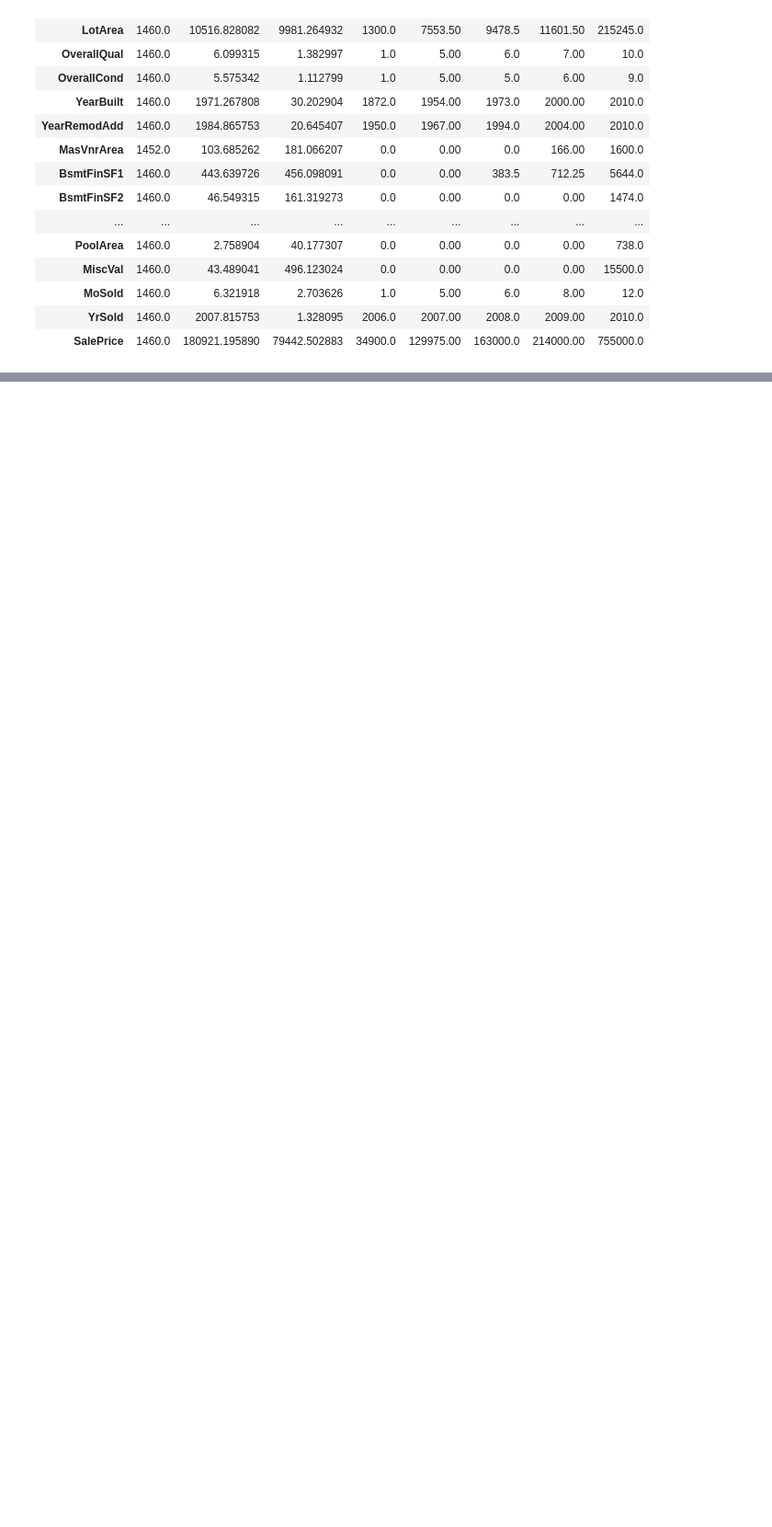
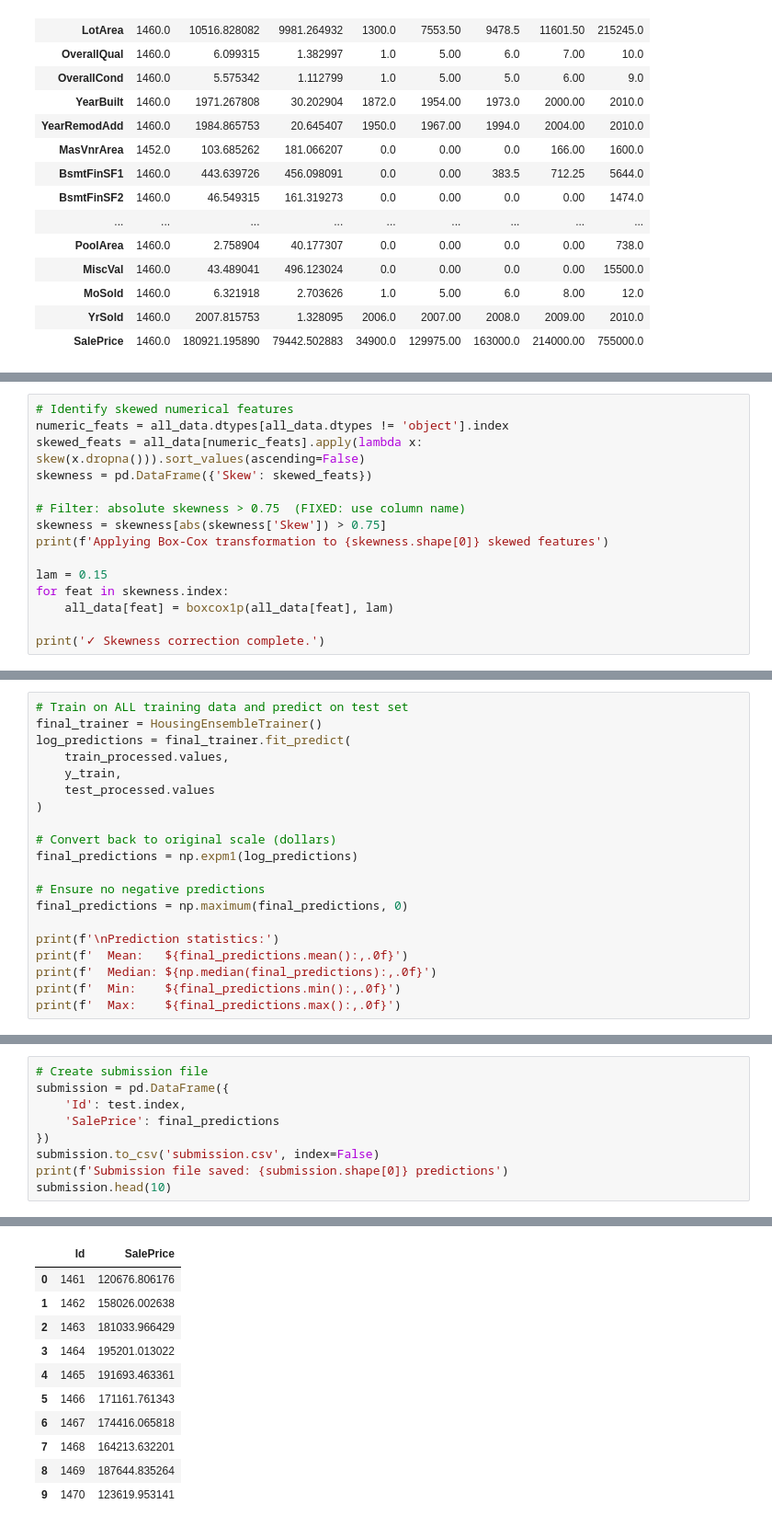
Before and after one commit to garnikdavtian/House_Pricing_Competitional, a Jupyter notebook: solution.ipynb, the cells around one changed output, grey strips where cells are left out. Shown at 92% size. Drawn from its saved outputs; the diff is of its cells as text; blank space fills up the shorter version.

```diff
--- a/solution.ipynb
+++ b/solution.ipynb
@@ -790,0 +371,15 @@ FINAL STACKING SCORE: 0.1079 (std: 0.0157)
+# %%
+# Identify skewed numerical features
+numeric_feats = all_data.dtypes[all_data.dtypes != 'object'].index
+skewed_feats = all_data[numeric_feats].apply(lambda x: skew(x.dropna())).sort_values(ascending=False)
+skewness = pd.DataFrame({'Skew': skewed_feats})
+
+# Filter: absolute skewness > 0.75  (FIXED: use column name)
+skewness = skewness[abs(skewness['Skew']) > 0.75]
+print(f'Applying Box-Cox transformation to {skewness.shape[0]} skewed features')
+
+lam = 0.15
+for feat in skewness.index:
+    all_data[feat] = boxcox1p(all_data[feat], lam)
+
+print('✓ Skewness correction complete.')
@@ -790,0 +641,20 @@ FINAL STACKING SCORE: 0.1079 (std: 0.0157)
+# %%
+# Train on ALL training data and predict on test set
+final_trainer = HousingEnsembleTrainer()
+log_predictions = final_trainer.fit_predict(
+    train_processed.values,
+    y_train,
+    test_processed.values
+)
+
+# Convert back to original scale (dollars)
+final_predictions = np.expm1(log_predictions)
+
+# Ensure no negative predictions
+final_predictions = np.maximum(final_predictions, 0)
+
+print(f'\nPrediction statistics:')
+print(f'  Mean:   ${final_predictions.mean():,.0f}')
+print(f'  Median: ${np.median(final_predictions):,.0f}')
+print(f'  Min:    ${final_predictions.min():,.0f}')
+print(f'  Max:    ${final_predictions.max():,.0f}')
@@ -790,0 +672,10 @@ FINAL STACKING SCORE: 0.1079 (std: 0.0157)
+# %%
+# Create submission file
+submission = pd.DataFrame({
+    'Id': test.index,
+    'SalePrice': final_predictions
+})
+submission.to_csv('submission.csv', index=False)
+print(f'Submission file saved: {submission.shape[0]} predictions')
+submission.head(10)
+# %% [output]
@@ -790,0 +683,11 @@ FINAL STACKING SCORE: 0.1079 (std: 0.0157)
+|  | Id | SalePrice |
+| 0 | 1461 | 120676.806176 |
+| 1 | 1462 | 158026.002638 |
+| 2 | 1463 | 181033.966429 |
+| 3 | 1464 | 195201.013022 |
+| 4 | 1465 | 191693.463361 |
+| 5 | 1466 | 171161.761343 |
+| 6 | 1467 | 174416.065818 |
+| 7 | 1468 | 164213.632201 |
+| 8 | 1469 | 187644.835264 |
+| 9 | 1470 | 123619.953141 |
```
Also changed, not shown: parts of 88 cells of this notebook, 1 other file.
